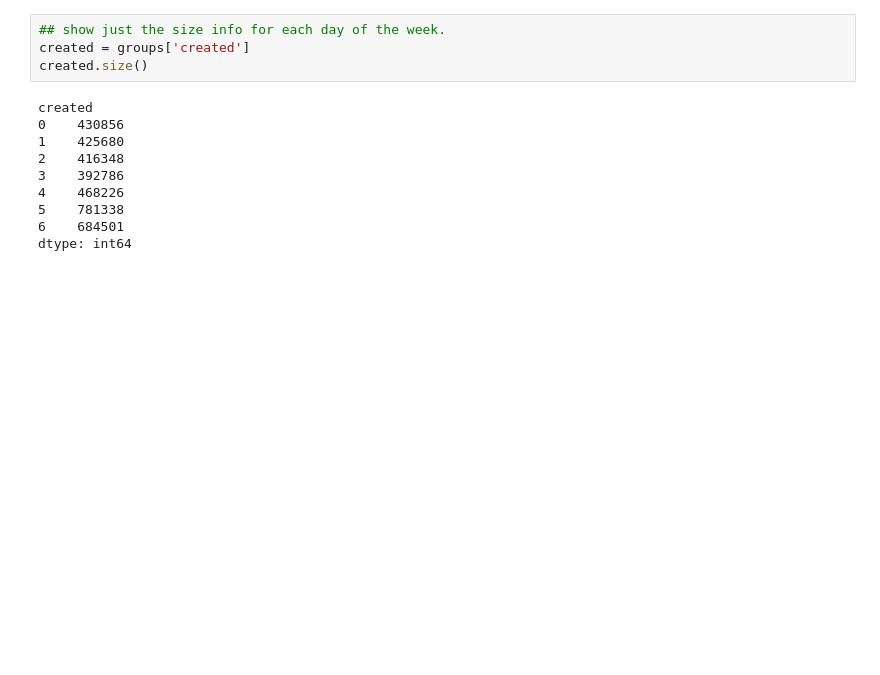
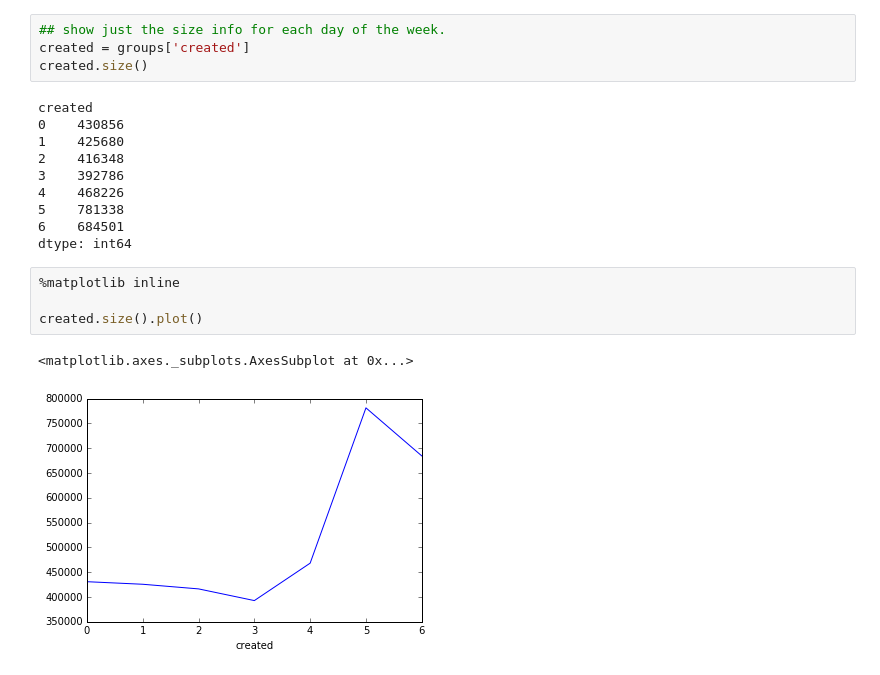
Before and after one commit to cooperhewitt/the-pen-data-notebooks, a Jupyter notebook: 03-group-by.ipynb, the cells around one changed output. Cells and saved outputs as stored; diff of their text form; blank space fills up the shorter version.

Commit message:
added plot for dayofweek

```diff
--- a/03-group-by.ipynb
+++ b/03-group-by.ipynb
@@ -83,3 +83,10 @@ created
 5    781338
 6    684501
 dtype: int64
+# %%
+%matplotlib inline
+
+created.size().plot()
+# %% [output]
+<matplotlib.axes._subplots.AxesSubplot at 0x...>
+[figure, added]
```
